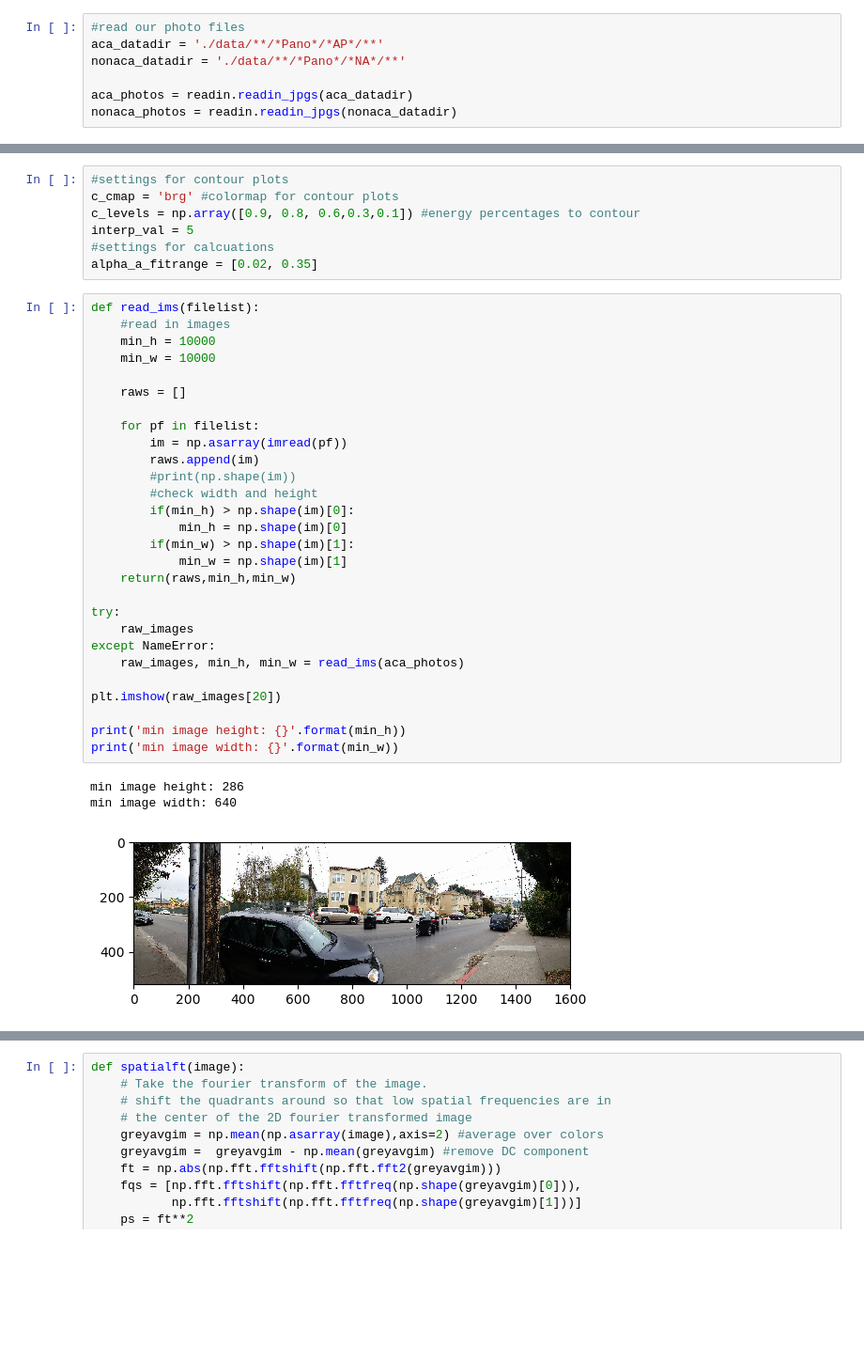
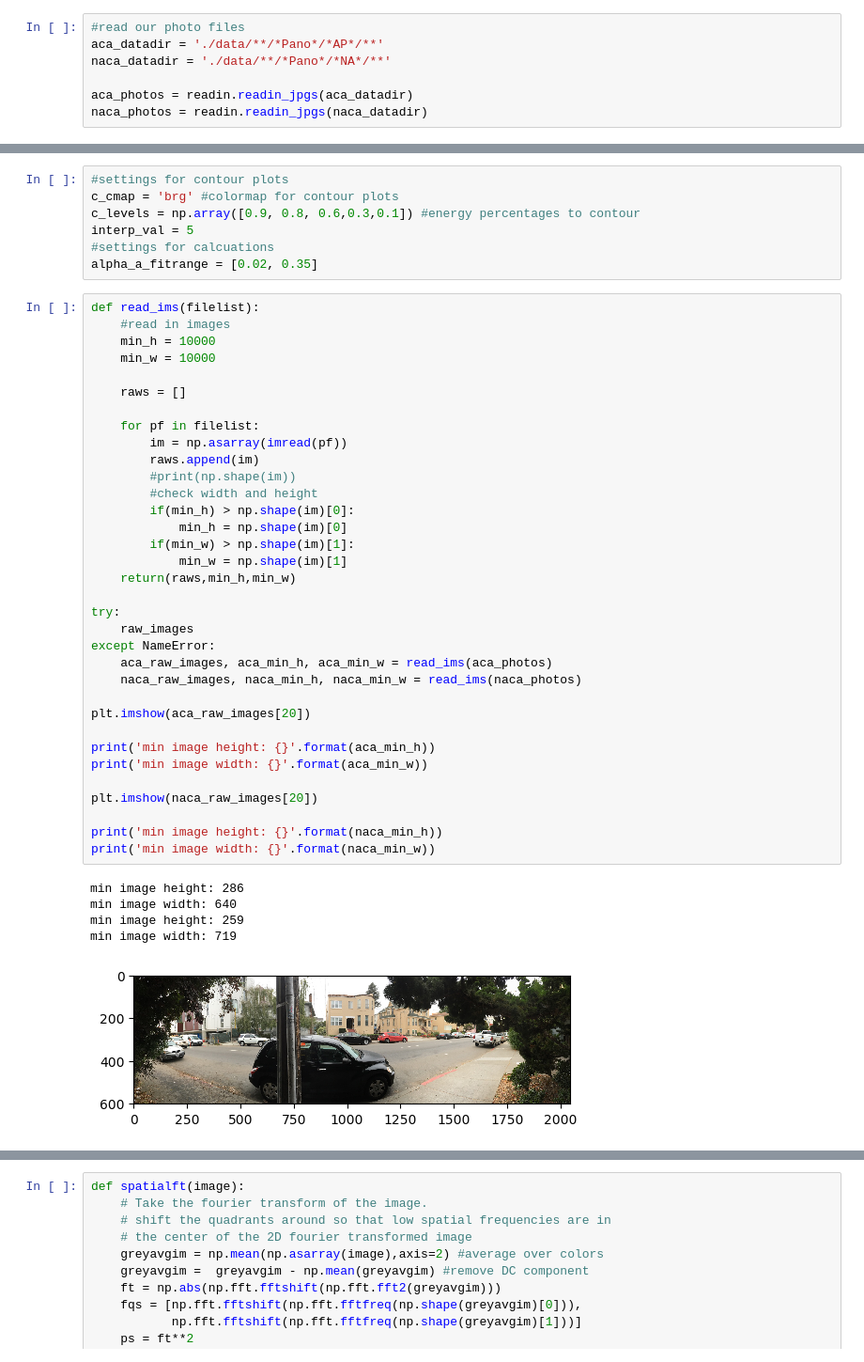
Before and after one commit to Akshugopi/myopiaNaturalScenes, a Jupyter notebook: myopiaNaturalScenes.ipynb, the cells around one changed output, grey strips where cells are left out. Shown at 94% size. Saved outputs shown, nothing was run; the diff lists cells and outputs as text; blank space fills up the shorter version.

```diff
--- a/myopiaNaturalScenes.ipynb
+++ b/myopiaNaturalScenes.ipynb
@@ -16,10 +16,10 @@ import utils.readin_utils as readin
 # %%
 #read our photo files
 aca_datadir = './data/**/*Pano*/*AP*/**'
-nonaca_datadir = './data/**/*Pano*/*NA*/**'
+naca_datadir = './data/**/*Pano*/*NA*/**'
 
 aca_photos = readin.readin_jpgs(aca_datadir)
-nonaca_photos = readin.readin_jpgs(nonaca_datadir)
+naca_photos = readin.readin_jpgs(naca_datadir)
 # %%
 #read in axial lengths
 aca_xls = './data/Non Academic Period Master Spreadsheet 8.13.15 .xlsx'
@@ -61,35 +61,43 @@ alpha_a_fitrange = [0.02, 0.35]
 # %%
 def read_ims(filelist):
     #read in images
     min_h = 10000
     min_w = 10000
 
     raws = []
 
     for pf in filelist:
         im = np.asarray(imread(pf))
         raws.append(im)
         #print(np.shape(im))
         #check width and height
         if(min_h) > np.shape(im)[0]:
             min_h = np.shape(im)[0]
         if(min_w) > np.shape(im)[1]:
             min_w = np.shape(im)[1]
     return(raws,min_h,min_w)
 
 try:
     raw_images
 except NameError:
-    raw_images, min_h, min_w = read_ims(aca_photos)
+    aca_raw_images, aca_min_h, aca_min_w = read_ims(aca_photos)
+    naca_raw_images, naca_min_h, naca_min_w = read_ims(naca_photos)
 
-plt.imshow(raw_images[20])
+plt.imshow(aca_raw_images[20])
 
-print('min image height: {}'.format(min_h))
-print('min image width: {}'.format(min_w))
+print('min image height: {}'.format(aca_min_h))
+print('min image width: {}'.format(aca_min_w))
+
+plt.imshow(naca_raw_images[20])
+
+print('min image height: {}'.format(naca_min_h))
+print('min image width: {}'.format(naca_min_w))
 # %% [output]
 min image height: 286
 min image width: 640
+min image height: 259
+min image width: 719
-[figure, old version]
+[figure, new version]
 # %%
 def cropims(ims,crop_h,crop_w,area):
     h_crop_h = np.int(crop_h/2)
```
Also changed, not shown: parts of 5 cells of this notebook.
